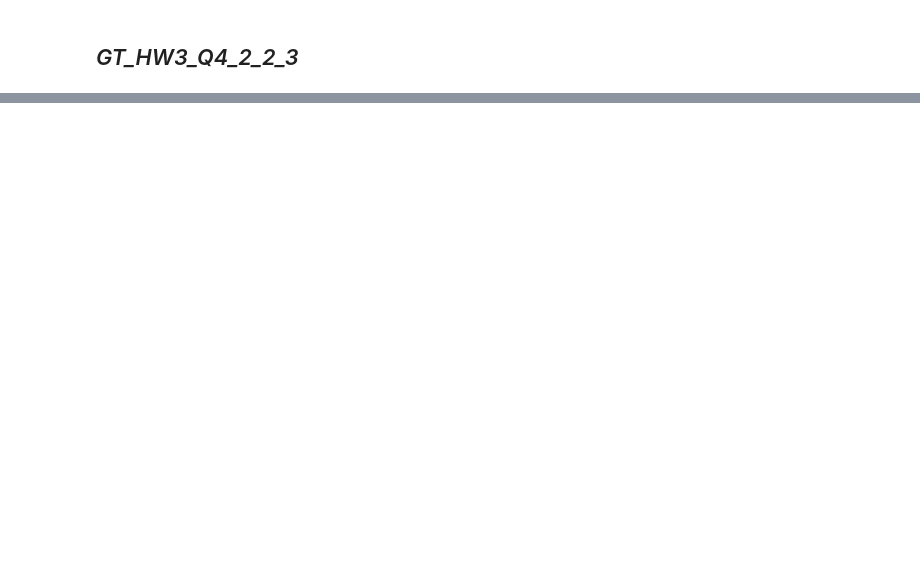
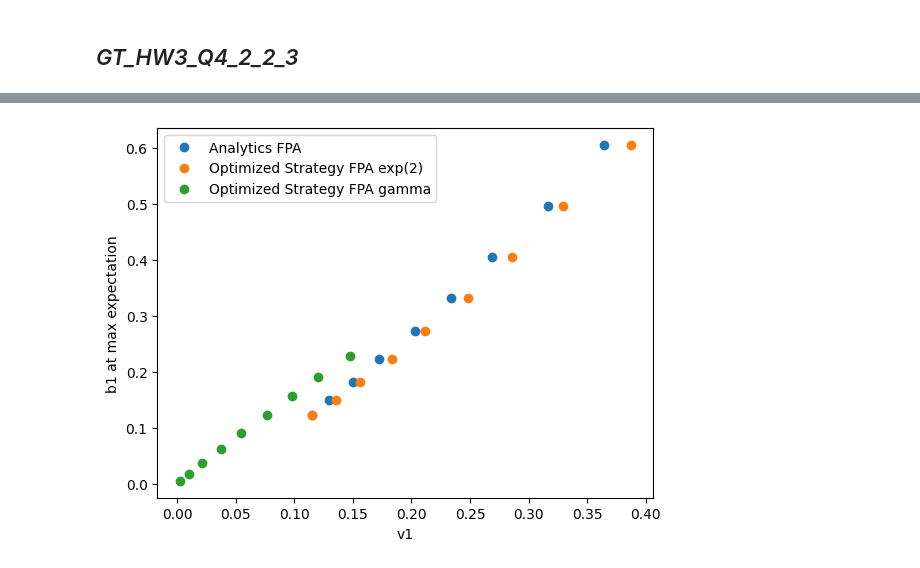
Before and after one commit to Mbigdeli2003/Game-Theory, a Jupyter notebook: GTHW3_Q4_Morteza_Bigdeli_40261662001.ipynb, the cells around one changed output, grey strips where cells are left out. Saved outputs shown, nothing was run; the diff lists cells and outputs as text; code cells hidden in the pictures; blank space fills up the shorter version.

```diff
--- a/GTHW3_Q4_Morteza_Bigdeli_40261662001.ipynb
+++ b/GTHW3_Q4_Morteza_Bigdeli_40261662001.ipynb
@@ -552,0 +663,11 @@ plt.show()
+# %%
+plt.figure()
+plt.plot(b_1,f_1,'o',label='Analytics FPA')
+plt.plot(b_2,f_2,'o',label='Optimized Strategy FPA exp(2)')
+plt.plot(b_3,f_3,'o',label='Optimized Strategy FPA gamma')
+plt.xlabel('v1')
+plt.ylabel('b1 at max expectation')
+plt.legend()
+plt.show()
+# %% [output]
+[figure, added]
```
Also changed, not shown: parts of 2 cells of this notebook.
